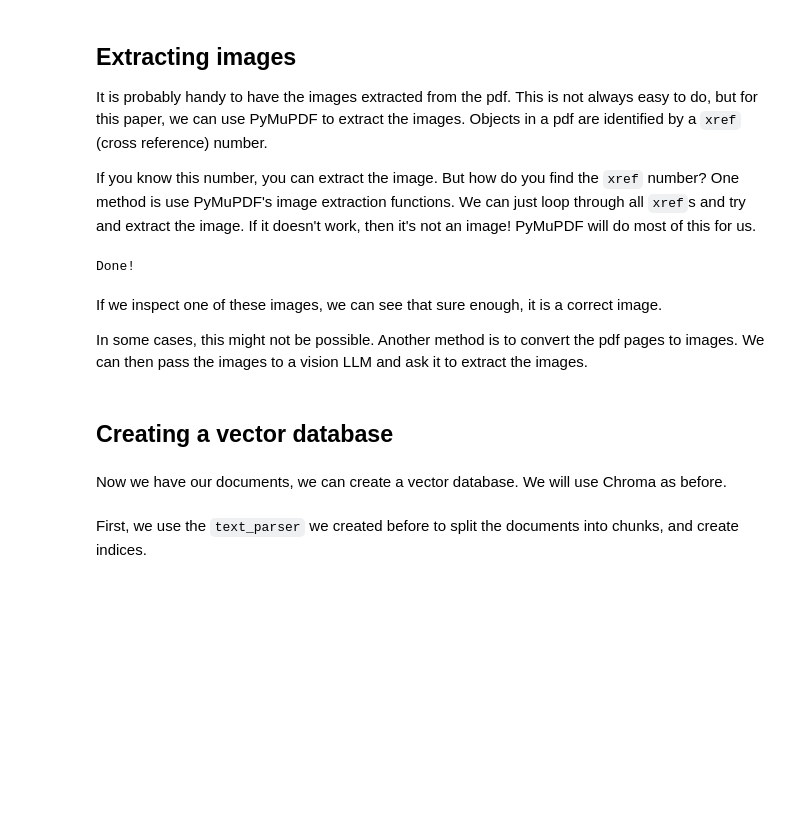
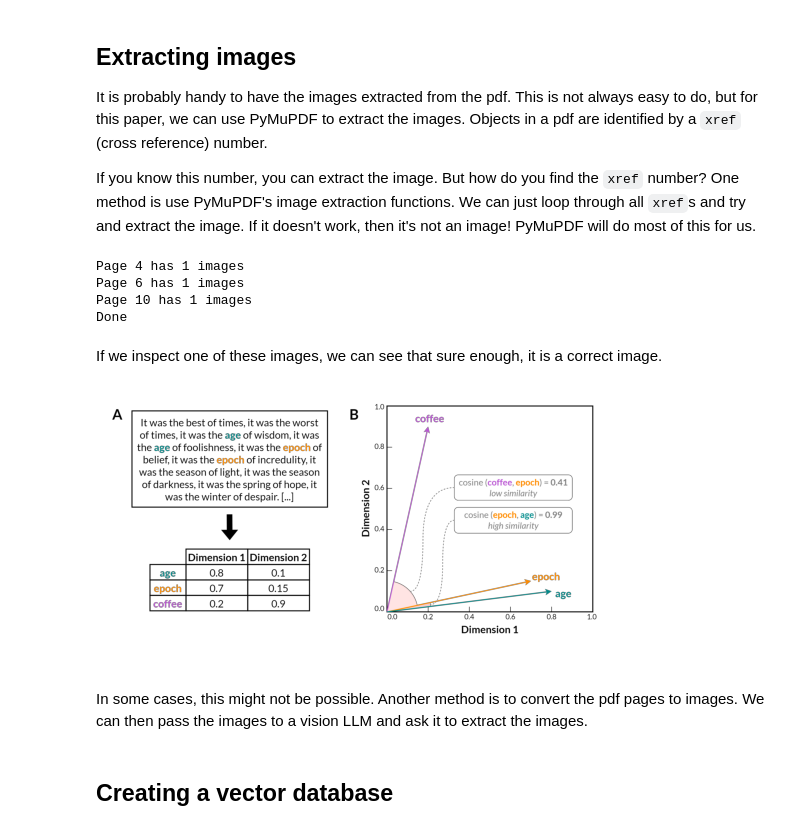
Before and after one commit to acceleratescience/large-language-models, a Jupyter notebook: docs/data-storage-and-ingestion/9_documents.ipynb, the cells around one changed output. Cells and saved outputs as stored; diff of their text form; code cells hidden in the pictures; blank space fills up the shorter version.

```diff
--- a/docs/data-storage-and-ingestion/9_documents.ipynb
+++ b/docs/data-storage-and-ingestion/9_documents.ipynb
@@ -52,26 +66,3 @@ that electrical signals from self-organized networks of nanoparticles exhibit br
 It is probably handy to have the images extracted from the pdf. This is not always easy to do, but for this paper, we can use PyMuPDF to extract the images. Objects in a pdf are identified by a `xref` (cross reference) number.
 
 If you know this number, you can extract the image. But how do you find the `xref` number? One method is use PyMuPDF's image extraction functions. We can just loop through all `xref`s and try and extract the image. If it doesn't work, then it's not an image! PyMuPDF will do most of this for us.
-# %%
-import os
-import fitz
-from tqdm import tqdm
-
-workdir = "data"
-
-def extract_images(workdir):
-    for each_path in os.listdir(workdir):
-        if ".pdf" in each_path:
-            doc = fitz.Document((os.path.join(workdir, each_path)))
-
-            for i in tqdm(range(len(doc)), desc="pages"):
-                for img in tqdm(doc.get_page_images(i), desc="page_images"):
-                    xref = img[0]
-                    image = doc.extract_image(xref)
-                    pix = fitz.Pixmap(doc, xref)
-                    pix.save(os.path.join(workdir, "%s_p%s-%s.png" % (each_path[:-4], i, xref)))
-    print("Done!")
-
-extract_images(workdir)
-# %% [output]
-Done!
@@ -78,10 +84,20 @@ Done!
+# %%
+get_images("data/paper.pdf")
+# %% [output]
+Page 4 has 1 images
+Page 6 has 1 images
+Page 10 has 1 images
+Done
+# %% [markdown]
+If we inspect one of these images, we can see that sure enough, it is a correct image.
+# %%
+img = Image.open("data/page_4_image_0.png")
+plt.imshow(img)
+plt.axis("off")
+plt.show()
+# %% [output]
+[figure, added]
 # %% [markdown]
-If we inspect one of these images, we can see that sure enough, it is a correct image.
-
 In some cases, this might not be possible. Another method is to convert the pdf pages to images. We can then pass the images to a vision LLM and ask it to extract the images.
 # %% [markdown]
 ## Creating a vector database
-# %% [markdown]
-Now we have our documents, we can create a vector database. We will use Chroma as before.
-# %% [markdown]
-First, we use the `text_parser` we created before to split the documents into chunks, and create indices.
```
Also changed, not shown: parts of 41 cells of this notebook, 26 other files.
